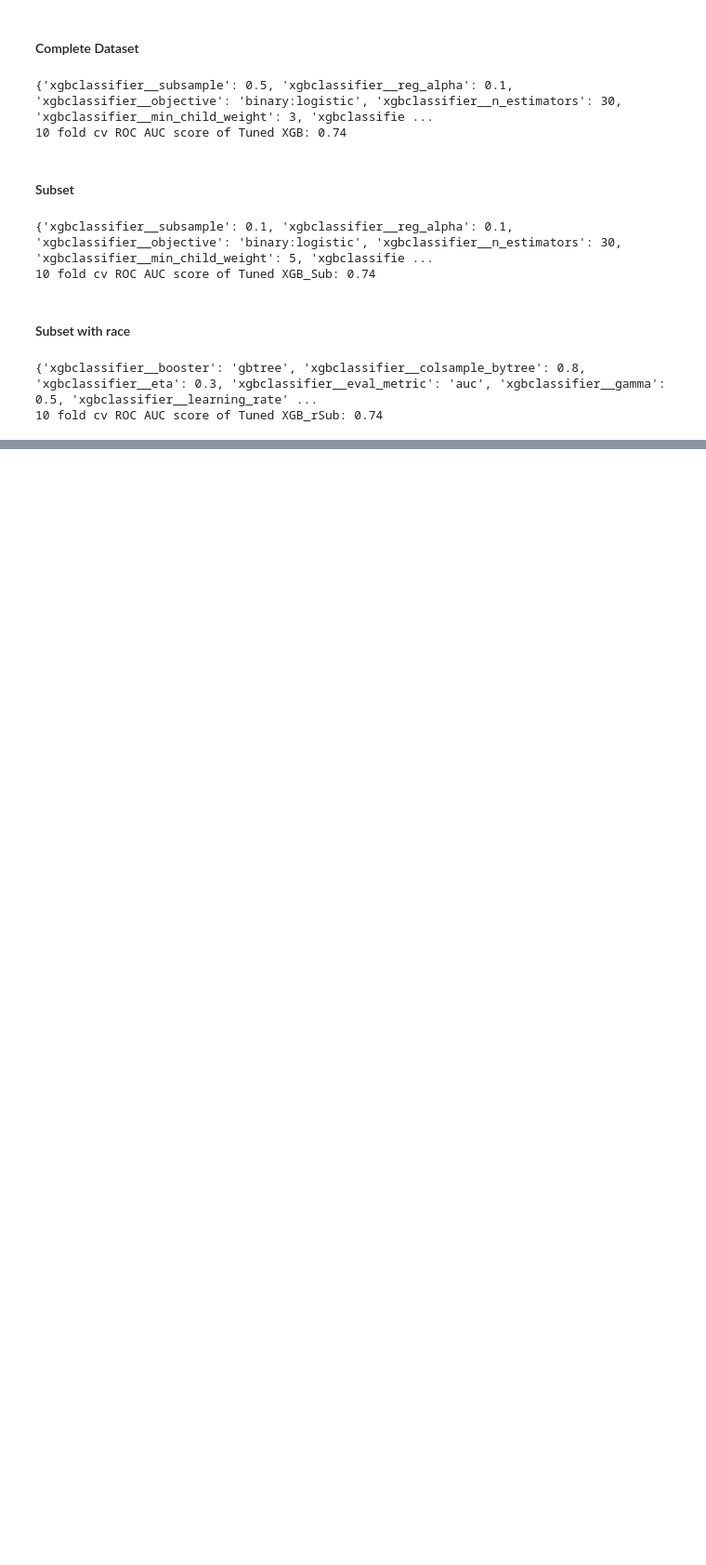
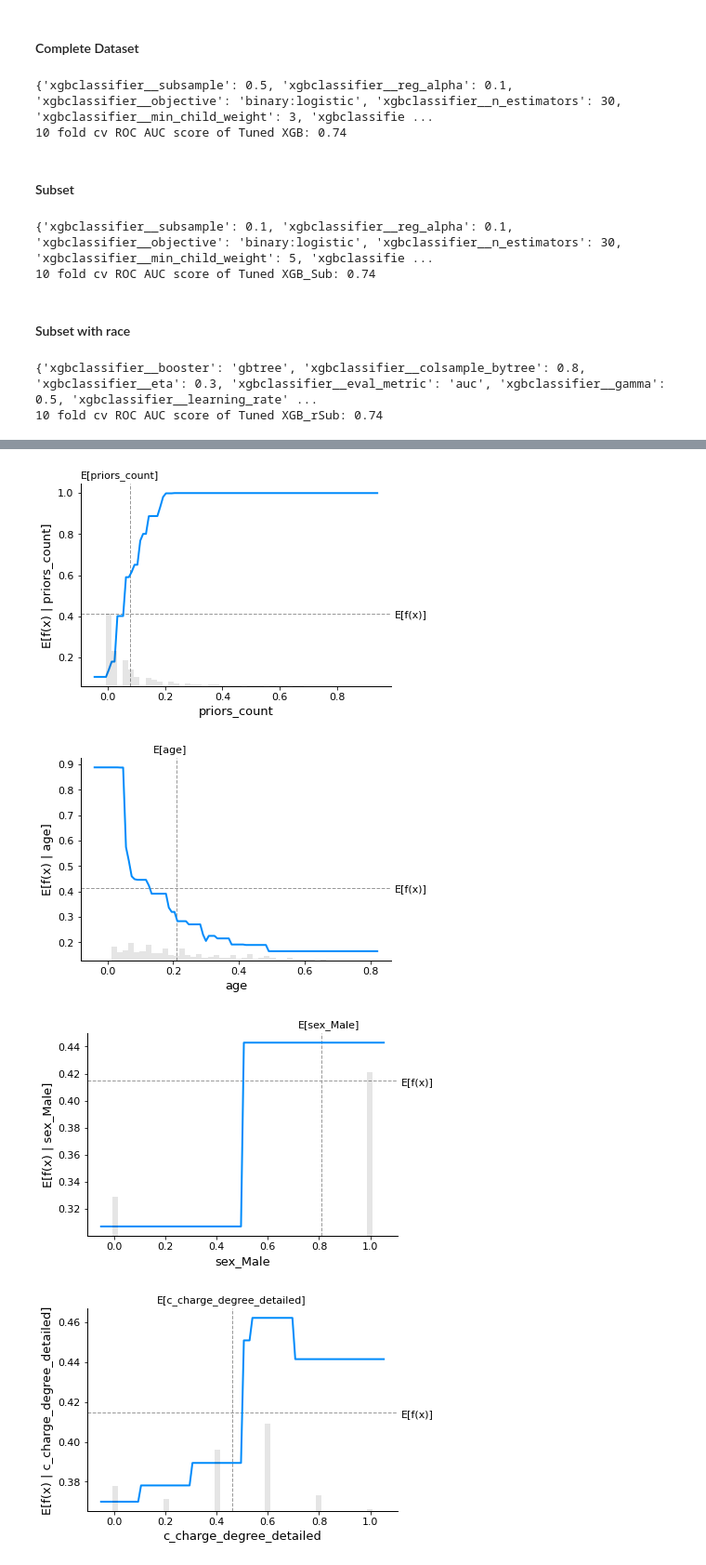
Before and after one commit to Heity94/Compas-recidivism-analysis, a Jupyter notebook: notebooks/Philipp/Final_presentation.ipynb, the cells around one changed output, grey strips where cells are left out. Shown at 93% size. Cells and saved outputs as stored; diff of their text form; code cells hidden in the pictures; blank space fills up the shorter version.

```diff
--- a/notebooks/Philipp/Final_presentation.ipynb
+++ b/notebooks/Philipp/Final_presentation.ipynb
@@ -1761,0 +1818,12 @@ for name, model in dict_best.items():
+# %%
+features_list = ["priors_count", "age", "sex_Male", "c_charge_degree_detailed"]
+for i in features_list:
+    shap.plots.partial_dependence(
+    i, best_estimator['xgbclassifier'].predict, X_test_trans.values, ice=False,
+    model_expected_value=True, feature_expected_value=True, feature_names=X_test_trans.columns
+    )
+# %% [output]
+[figure, added]
+[figure, added]
+[figure, added]
+[figure, added]
```
Also changed, not shown: parts of 126 cells of this notebook, 1 other file.
